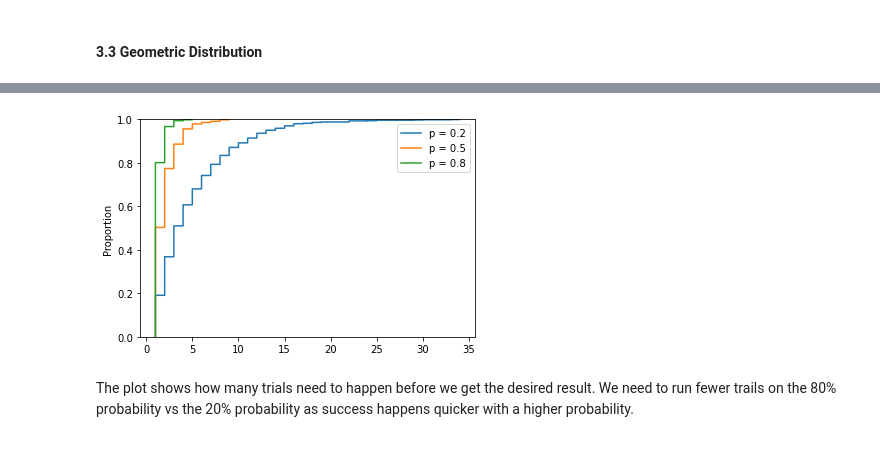
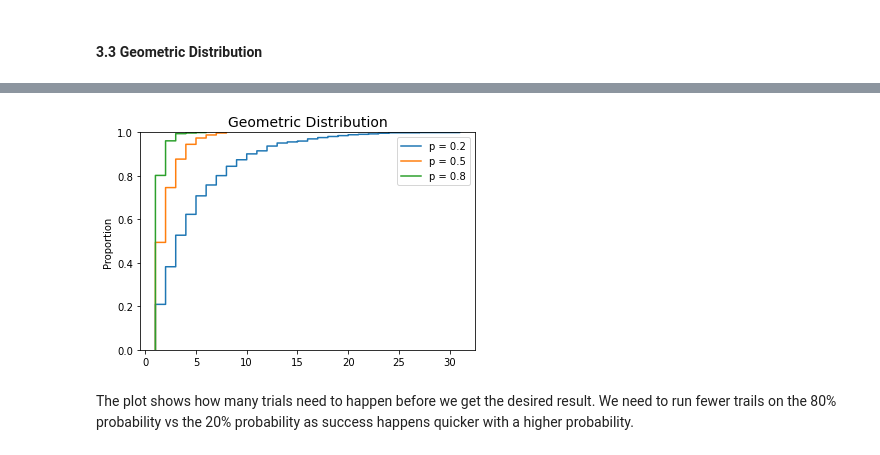
Before and after one commit to Michelleoc/programming-for-data-analysis-assignment, a Jupyter notebook: numpy-random-assignment.ipynb, the cells around one changed output, grey strips where cells are left out. Cells and saved outputs as stored; diff of their text form; code cells hidden in the pictures.

```diff
--- a/numpy-random-assignment.ipynb
+++ b/numpy-random-assignment.ipynb
@@ -643,19 +641,19 @@ array([1, 1, 2, 1, 2, 1, 1, 2, 4, 3], dtype=int64)
 # %%
 #plotting 1000 sample from
 #different geometric distribution
 # https://www.alphacodingskills.com/numpy/numpy-geometric-distribution.php
 
 size = 1000
 sns.ecdfplot(rng.geometric(0.2, size))
 sns.ecdfplot(rng.geometric(0.5, size))
 sns.ecdfplot(rng.geometric(0.8, size))
-
+plt.title('Geometric Distribution', size=14)
 plt.legend(["p = 0.2",
             "p = 0.5",
             "p = 0.8"])
 plt.show()
 # %% [output]
-[figure, old version]
+[figure, new version]
 # %% [markdown]
 The plot shows how many trials need to happen before we get the desired result. We need to run fewer trails on the 80% probability vs the 20% probability as success happens quicker with a higher probability.
 # %% [markdown]
```
Also changed, not shown: parts of 61 cells of this notebook.
